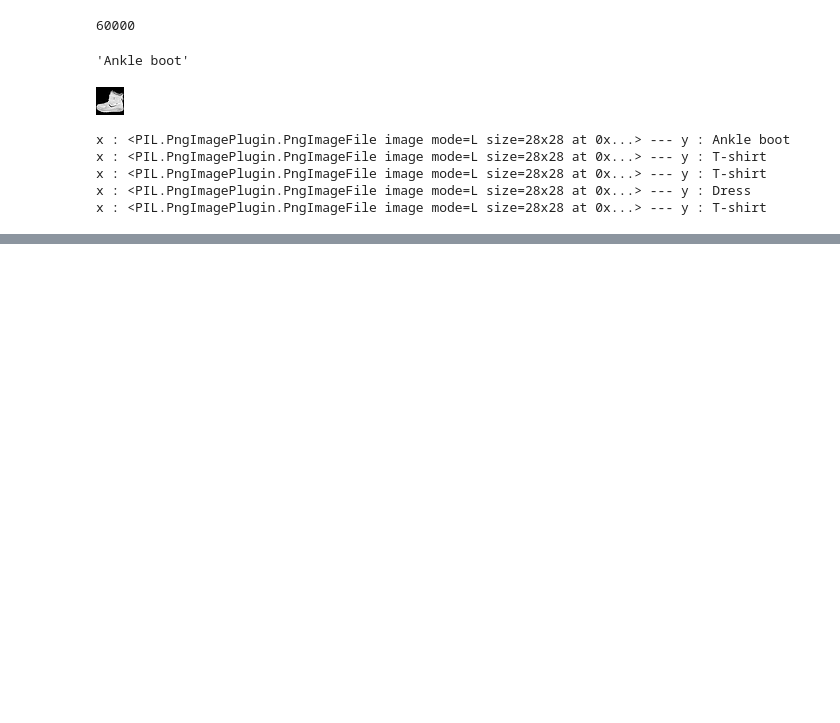
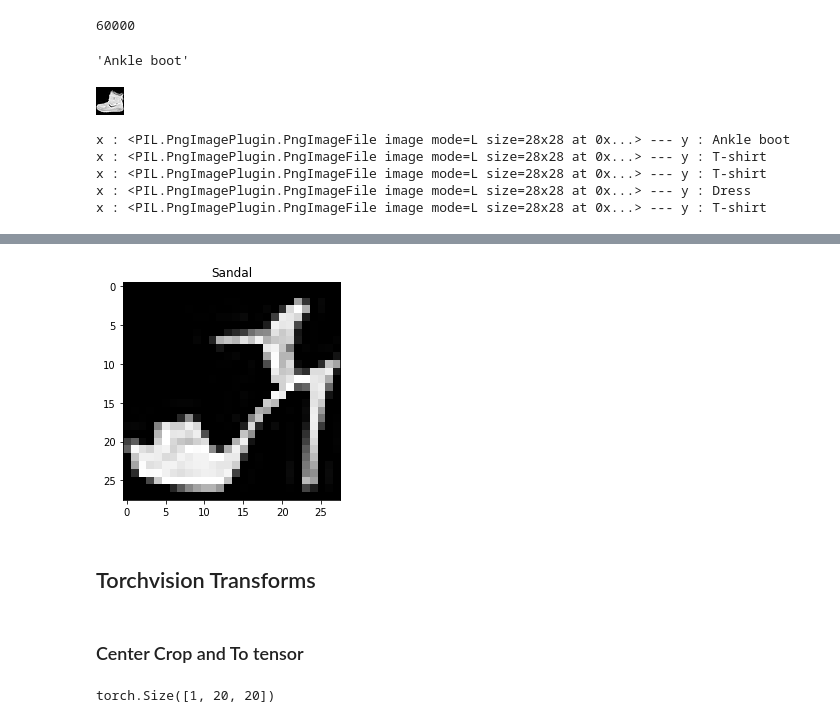
Before and after one commit to ramkumarr02/PyTorch-Basics, a Jupyter notebook: PyTorch_Basics_v1_2.ipynb, the cells around one changed output, grey strips where cells are left out. Saved outputs shown, nothing was run; the diff lists cells and outputs as text; code cells hidden in the pictures; blank space fills up the shorter version.

```diff
--- a/PyTorch_Basics_v1_2.ipynb
+++ b/PyTorch_Basics_v1_2.ipynb
@@ -615,0 +623,11 @@ x : <PIL.PngImagePlugin.PngImageFile image mode=L size=28x28 at 0x...> --- y : T
+# %%
+image=df[9][0]
+y=df[9][1]
+
+plt.imshow(image,cmap='gray', vmin=0, vmax=255)
+plt.title(y)
+plt.show()
+# %% [output]
+[figure, added]
+# %% [markdown]
+## Torchvision Transforms
@@ -615,0 +636,8 @@ x : <PIL.PngImagePlugin.PngImageFile image mode=L size=28x28 at 0x...> --- y : T
+# %% [markdown]
+### Center Crop and To tensor
+# %%
+all_transforms = transforms.Compose([transforms.CenterCrop(20), transforms.ToTensor()])
+dataset = Dataset(csv_file = csv_file, directory = directory, transform = all_transforms)
+print(dataset[0][0].shape)
+# %% [output]
+torch.Size([1, 20, 20])
```
Also changed, not shown: parts of 11 cells of this notebook.
